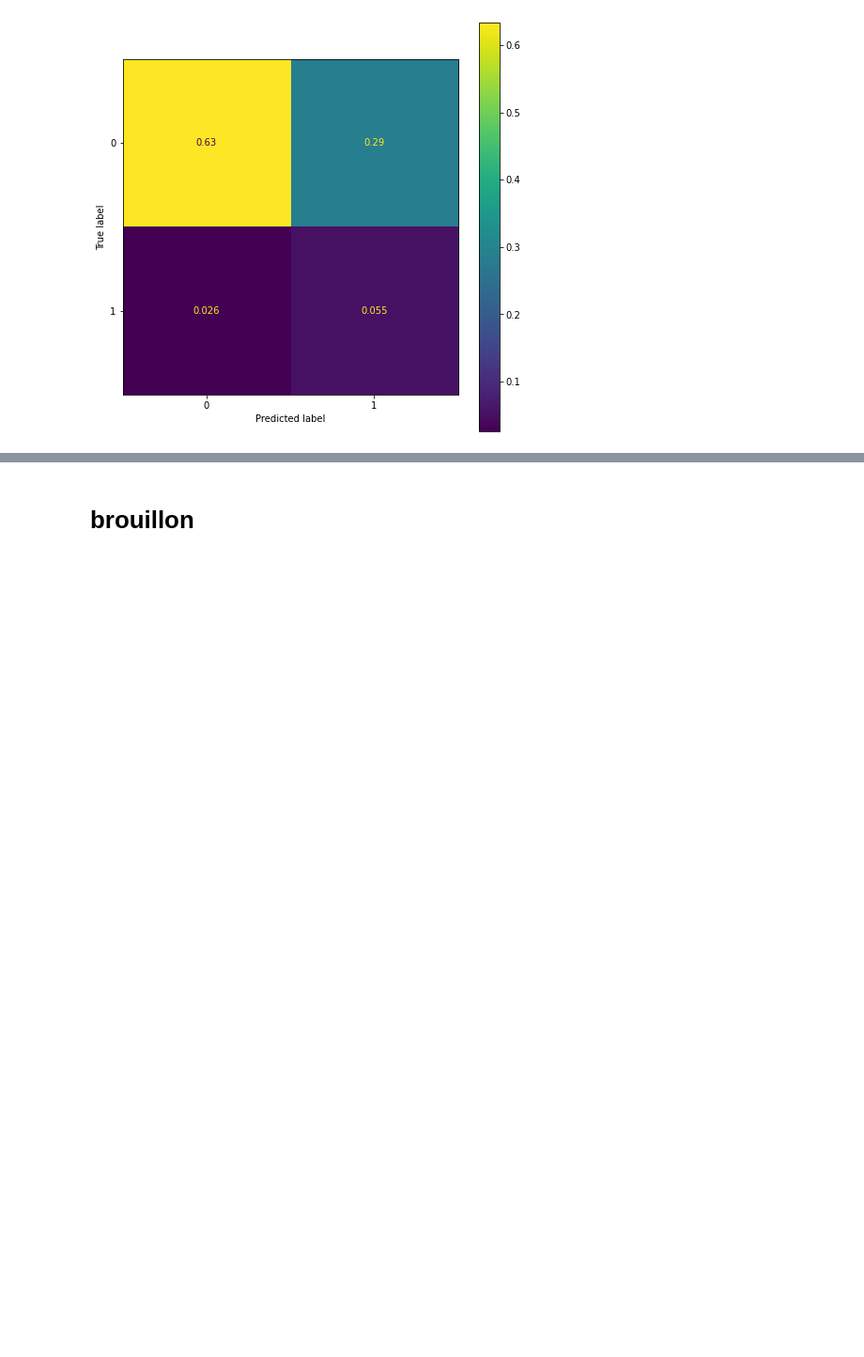
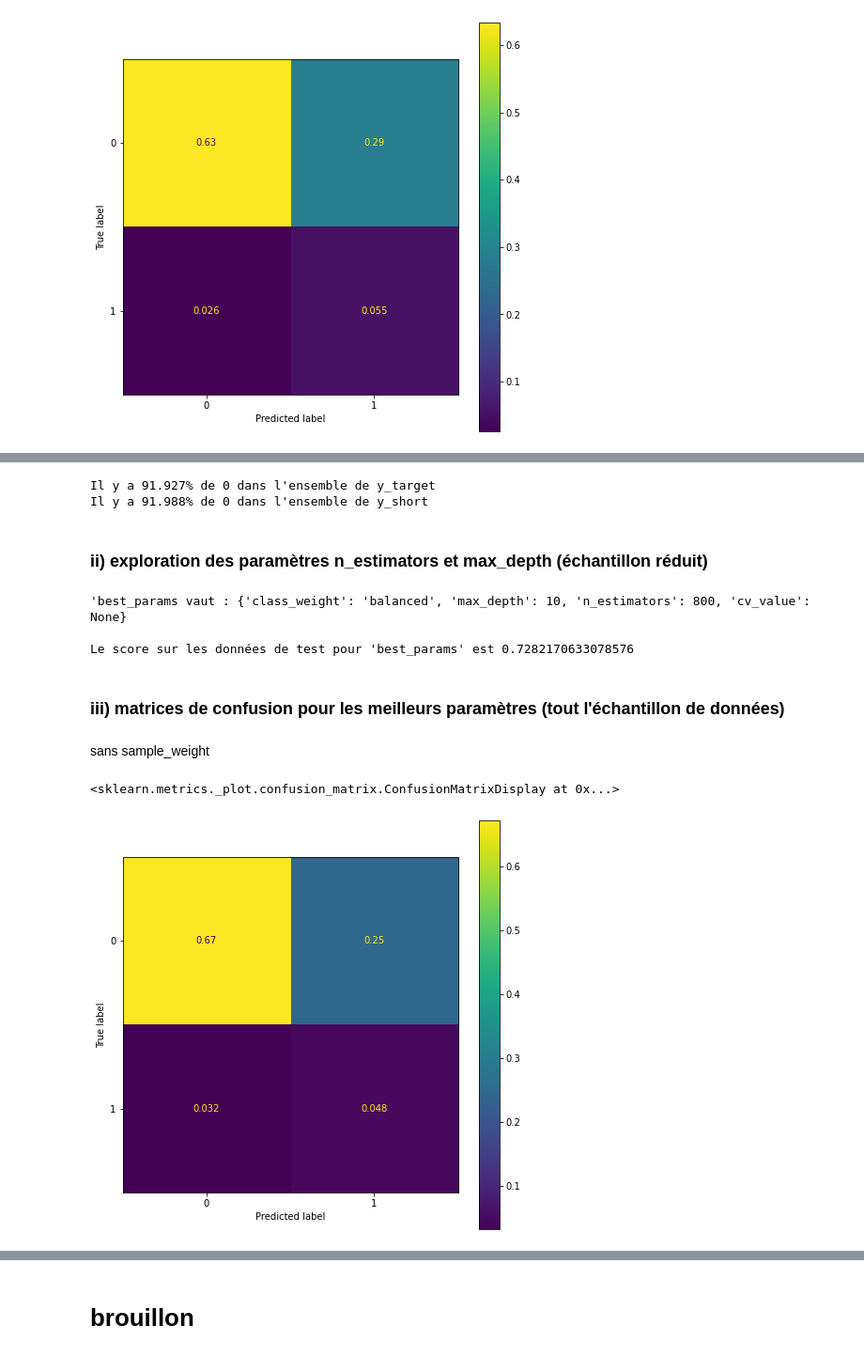
Before and after one commit to loulou569/P7_OC, a Jupyter notebook: P7_notebook.ipynb, the cells around one changed output, grey strips where cells are left out. Shown at 94% size. Drawn from its saved outputs; the diff is of its cells as text; code cells hidden in the pictures; blank space fills up the shorter version.

Commit message:
Après randomforest mais avant les nouveaux preprocessing

```diff
--- a/P7_notebook.ipynb
+++ b/P7_notebook.ipynb
@@ -2406,0 +2524,18 @@ fig.plot(ax=ax)
+# %%
+from sklearn.model_selection import train_test_split
+
+X = app_train_preproc.copy()
+y = y_target.copy()
+
+X_short, X_rest, y_short, y_rest = train_test_split(
+    X, y, test_size=0.6, random_state=36)
+
+percent_0_all = 100 * y[y==0].size / y.size
+percent_0_short = 100 * y_short[y_short==0].size / y_short.size
+print("Il y a {:.3f}% de 0 dans l'ensemble de y_target".format(percent_0_all))
+print("Il y a {:.3f}% de 0 dans l'ensemble de y_short".format(percent_0_short))
+# %% [output]
+Il y a 91.927% de 0 dans l'ensemble de y_target
+Il y a 91.988% de 0 dans l'ensemble de y_short
+# %% [markdown]
+### ii) exploration des paramètres n_estimators et max_depth (échantillon réduit)
@@ -2406,0 +2555,53 @@ fig.plot(ax=ax)
+# %%
+best_params = results['best_params']
+print("'best_params vaut : {}\n".format(best_params))
+
+score = results['score']
+print("Le score sur les données de test pour 'best_params' est {}".
+      format(score))
+# %% [output]
+'best_params vaut : {'class_weight': 'balanced', 'max_depth': 10, 'n_estimators': 800, 'cv_value': None}
+
+Le score sur les données de test pour 'best_params' est 0.7282170633078576
+# %% [markdown]
+### iii) matrices de confusion pour les meilleurs paramètres (tout l'échantillon de données)
+# %% [markdown]
+sans sample_weight
+# %%
+from sklearn.ensemble import RandomForestClassifier
+from sklearn.metrics import roc_auc_score, make_scorer
+from sklearn.model_selection import GridSearchCV, train_test_split
+from sklearn.metrics import confusion_matrix, ConfusionMatrixDisplay
+
+X_train, X_test, y_train, y_test = train_test_split(
+    X, y, test_size=0.3, random_state=36)
+
+scorer = make_scorer(roc_auc_score, needs_threshold=True)
+
+clf = RandomForestClassifier()
+params_grid = {'random_state' : 41,
+               'class_weight': 'balanced',
+               'max_depth': 10,
+               'n_estimators': 800}
+
+for key in params_grid.keys():
+    value = []
+    value.append(params_grid[key])
+    params_grid[key] = value
+
+grid = GridSearchCV(clf, params_grid, scoring=scorer,
+                    return_train_score=True)
+
+grid.fit(X_train, y_train)
+
+y_pred = grid.predict(X_test)
+
+labels = np.array([0,1])
+
+fig = ConfusionMatrixDisplay(confusion_matrix(y_test,y_pred,normalize='all'),
+                             labels)
+figdim, ax = plt.subplots(figsize=(8,8))
+fig.plot(ax=ax)
+# %% [output]
+<sklearn.metrics._plot.confusion_matrix.ConfusionMatrixDisplay at 0x...>
+[figure, added]
```
Also changed, not shown: parts of 249 cells of this notebook.
